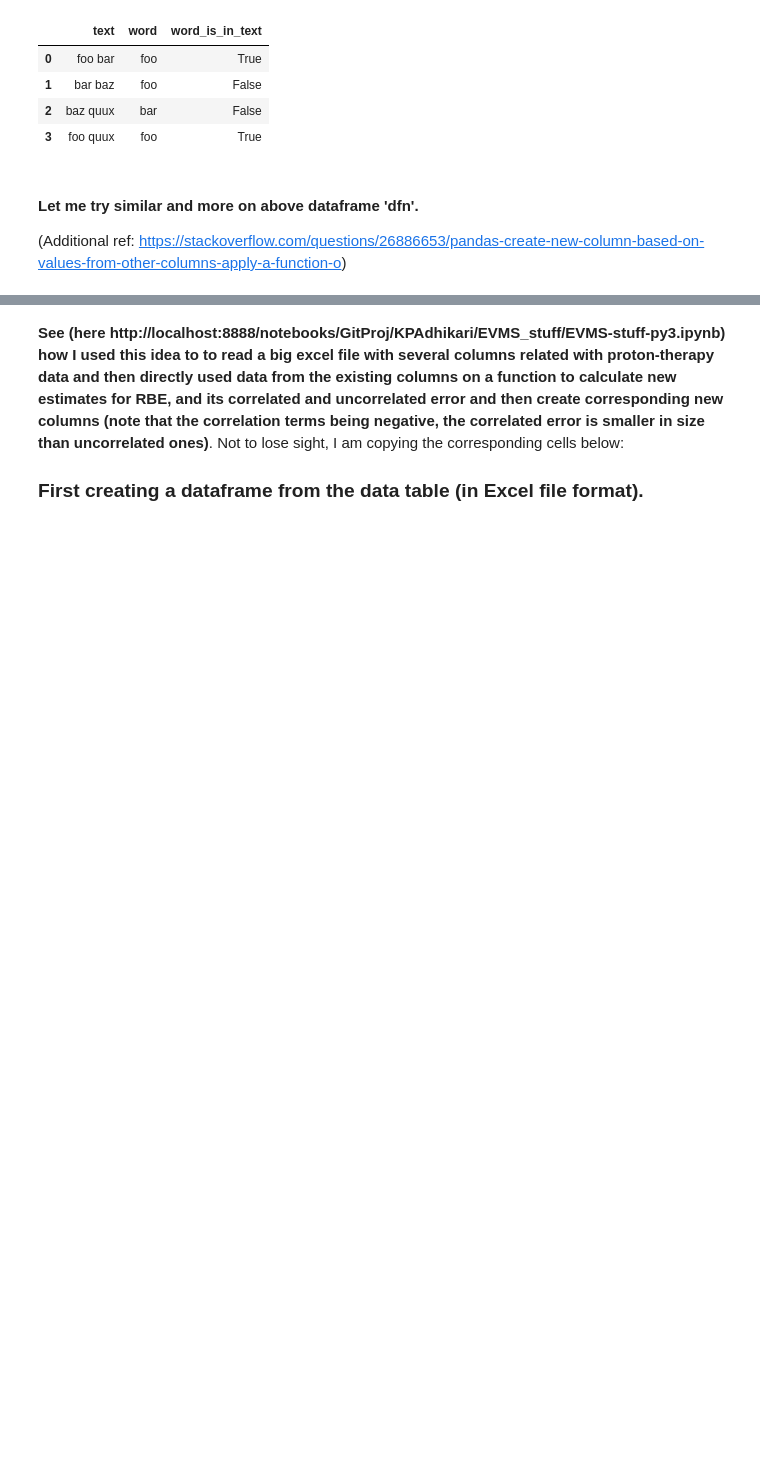
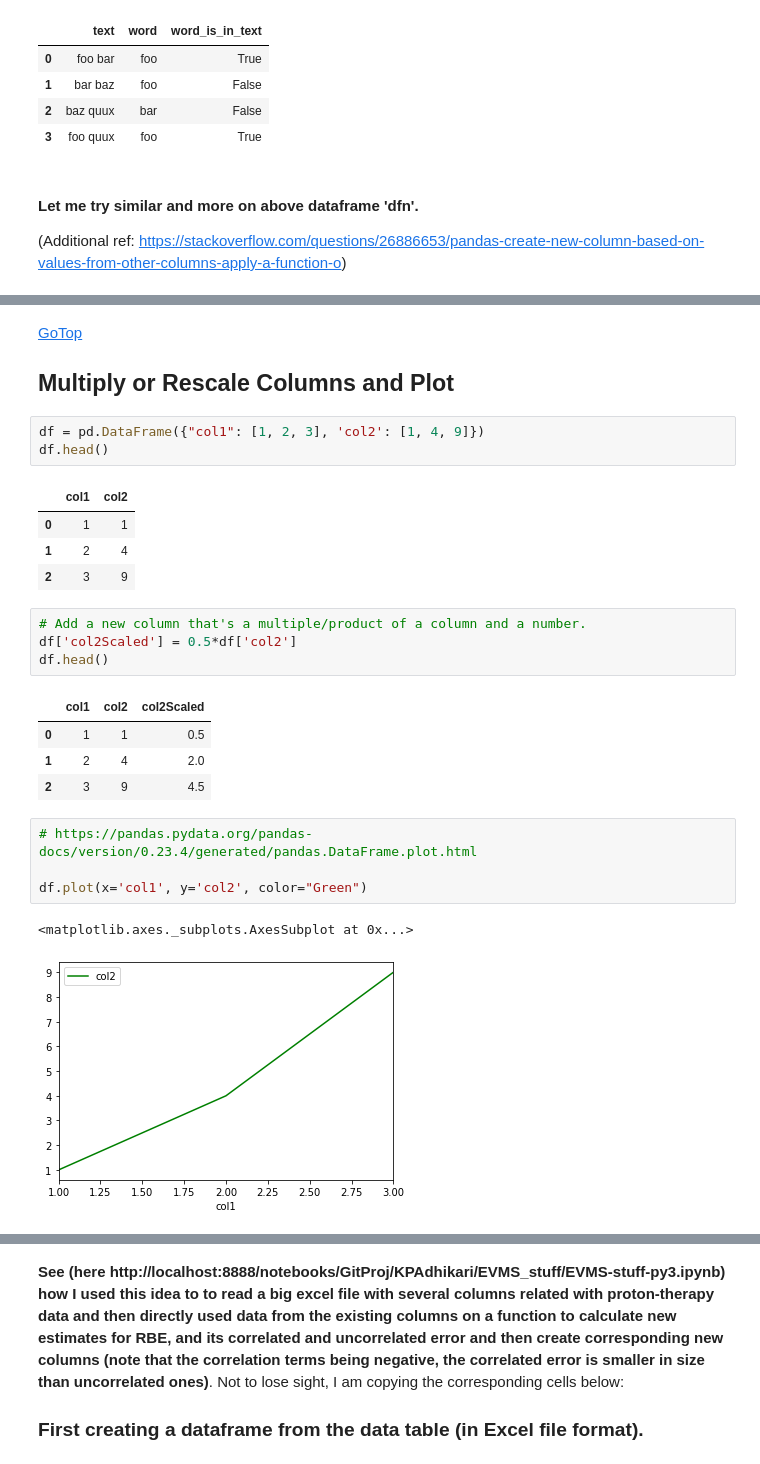
Before and after one commit to KPAdhikari/PythonStuff, a Jupyter notebook: IPython_Jupyter_Notebooks/my_Pandas_PythonNotesHowTos.ipynb, the cells around one changed output, grey strips where cells are left out. Drawn from its saved outputs; the diff is of its cells as text; blank space fills up the shorter version.

```diff
--- a/IPython_Jupyter_Notebooks/my_Pandas_PythonNotesHowTos.ipynb
+++ b/IPython_Jupyter_Notebooks/my_Pandas_PythonNotesHowTos.ipynb
@@ -297,0 +418,27 @@ dfn.head()
+# %% [markdown]
+[GoTop](#GoTop) <a id='RescaleAndPlotColumns'></a>
+## Multiply or Rescale Columns and Plot
+# %%
+df = pd.DataFrame({"col1": [1, 2, 3], 'col2': [1, 4, 9]})
+df.head()
+# %% [output]
+|  | col1 | col2 |
+| 0 | 1 | 1 |
+| 1 | 2 | 4 |
+| 2 | 3 | 9 |
+# %%
+# Add a new column that's a multiple/product of a column and a number.
+df['col2Scaled'] = 0.5*df['col2']
+df.head()
+# %% [output]
+|  | col1 | col2 | col2Scaled |
+| 0 | 1 | 1 | 0.5 |
+| 1 | 2 | 4 | 2.0 |
+| 2 | 3 | 9 | 4.5 |
+# %%
+# https://pandas.pydata.org/pandas-docs/version/0.23.4/generated/pandas.DataFrame.plot.html
+
+df.plot(x='col1', y='col2', color="Green")
+# %% [output]
+<matplotlib.axes._subplots.AxesSubplot at 0x...>
+[figure, added]
```
Also changed, not shown: parts of 43 cells of this notebook, 9 other files.
